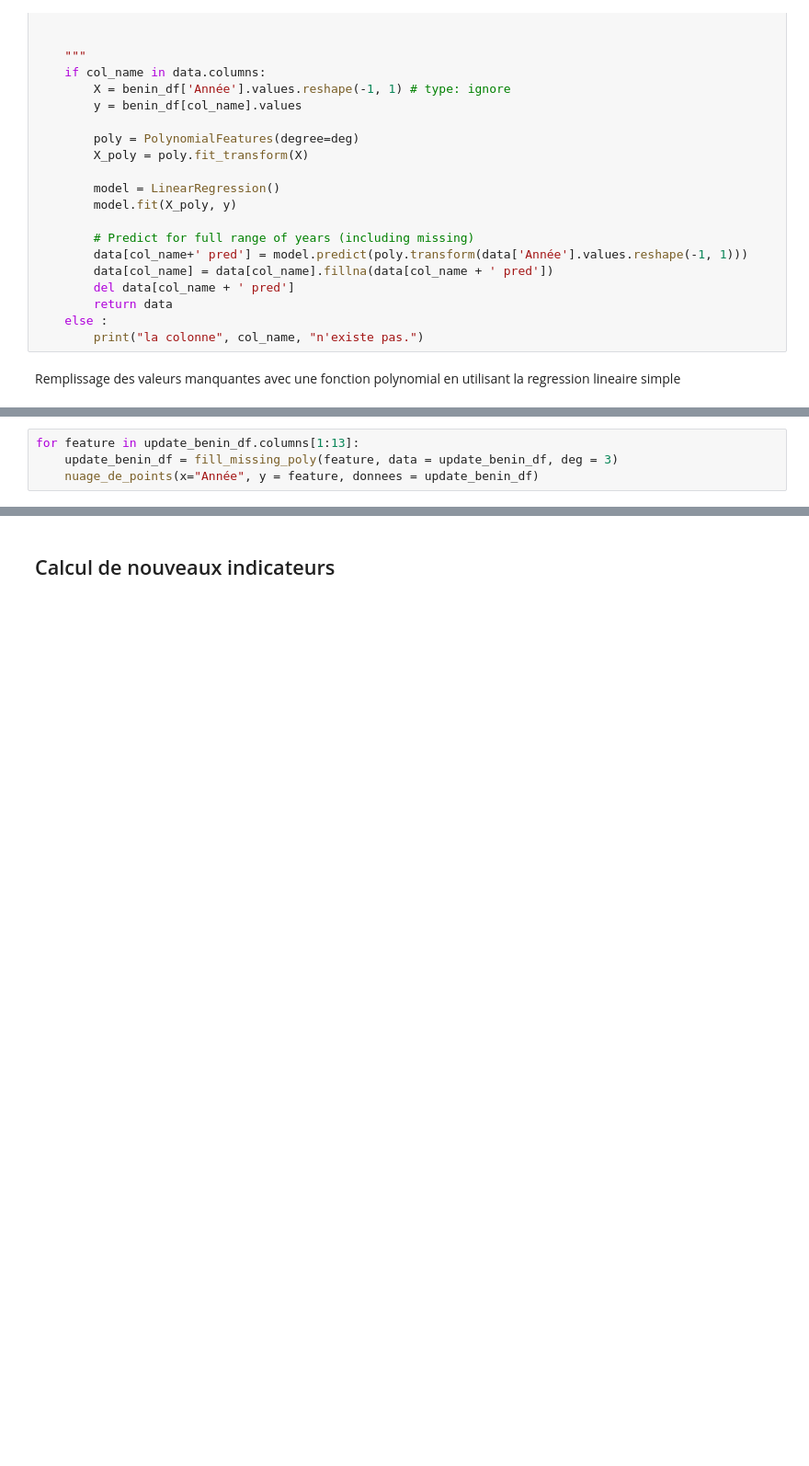
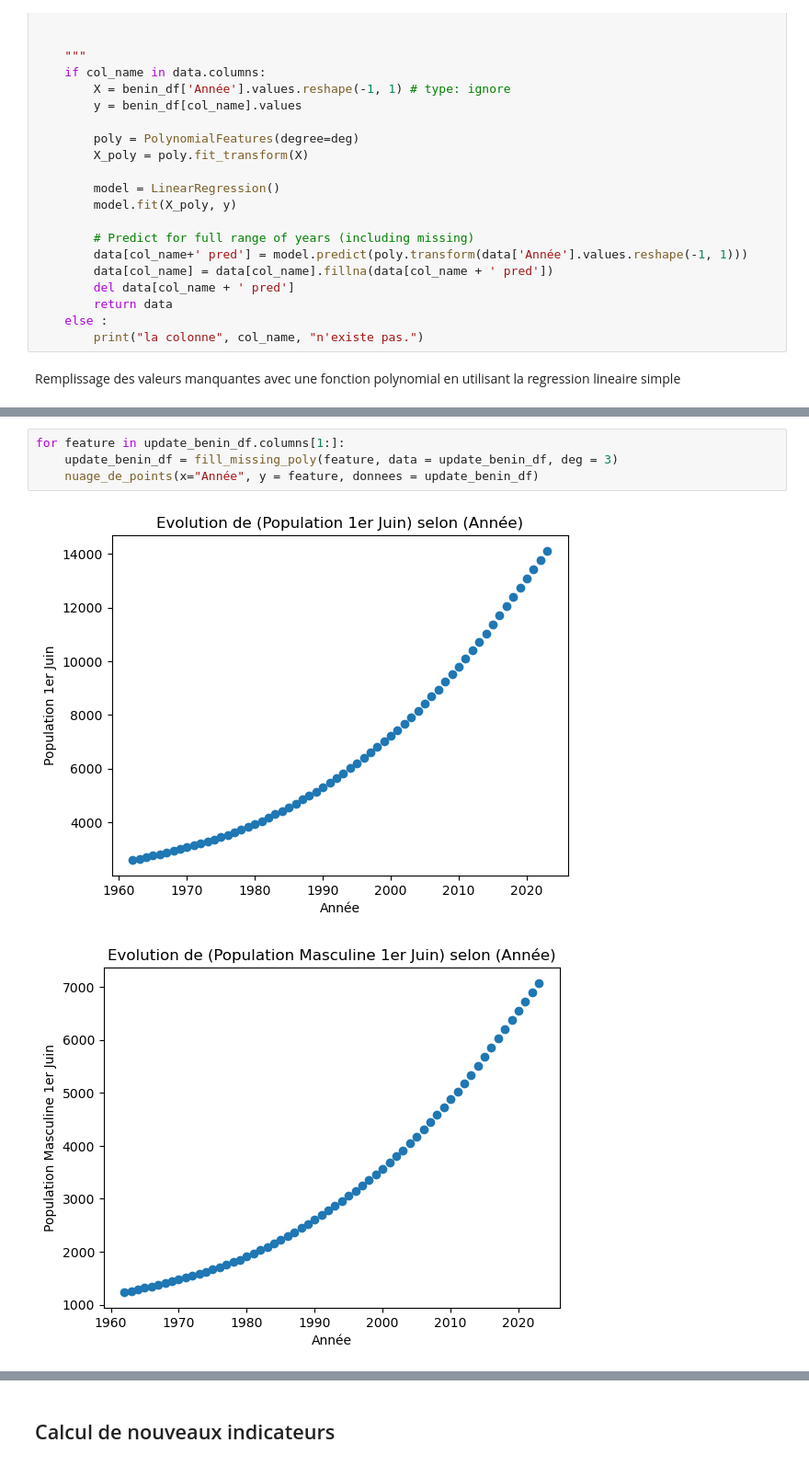
Before and after one commit to FidTCHANDO/ANIP_Challenge1, a Jupyter notebook: Tache_2_Tchando_SikaFidele_Notebook_JJMM.ipynb, the cells around one changed output, grey strips where cells are left out. Shown at 92% size. Cells and saved outputs as stored; diff of their text form; blank space fills up the shorter version.

```diff
--- a/Tache_2_Tchando_SikaFidele_Notebook_JJMM.ipynb
+++ b/Tache_2_Tchando_SikaFidele_Notebook_JJMM.ipynb
@@ -158,4 +167,7 @@ Remplissage des valeurs manquantes avec une fonction polynomial en utilisant la
 # %%
-for feature in update_benin_df.columns[1:13]:
+for feature in update_benin_df.columns[1:]:
     update_benin_df = fill_missing_poly(feature, data = update_benin_df, deg = 3)
     nuage_de_points(x="Année", y = feature, donnees = update_benin_df)
+# %% [output]
+[figure, added]
+[figure, added]
```
Also changed, not shown: parts of 11 cells of this notebook, 1 other file.
